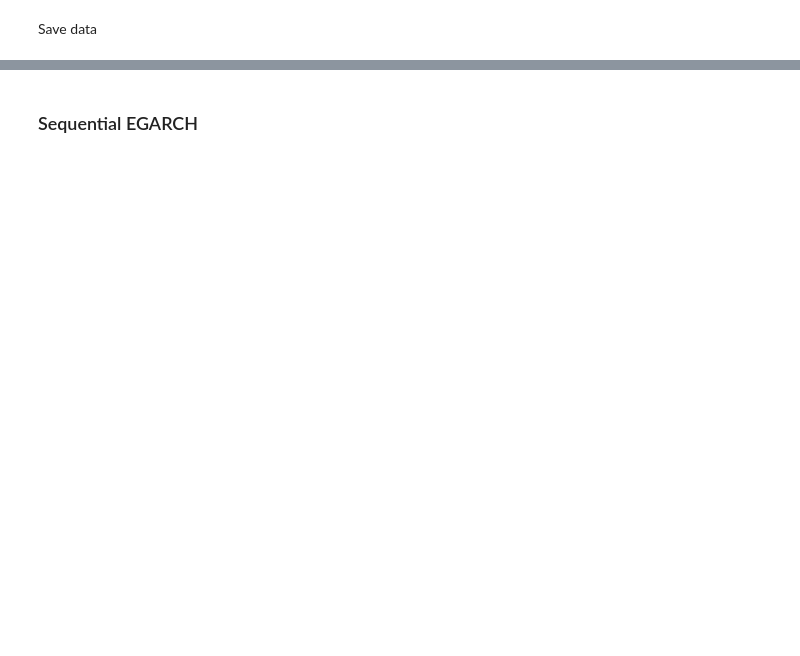
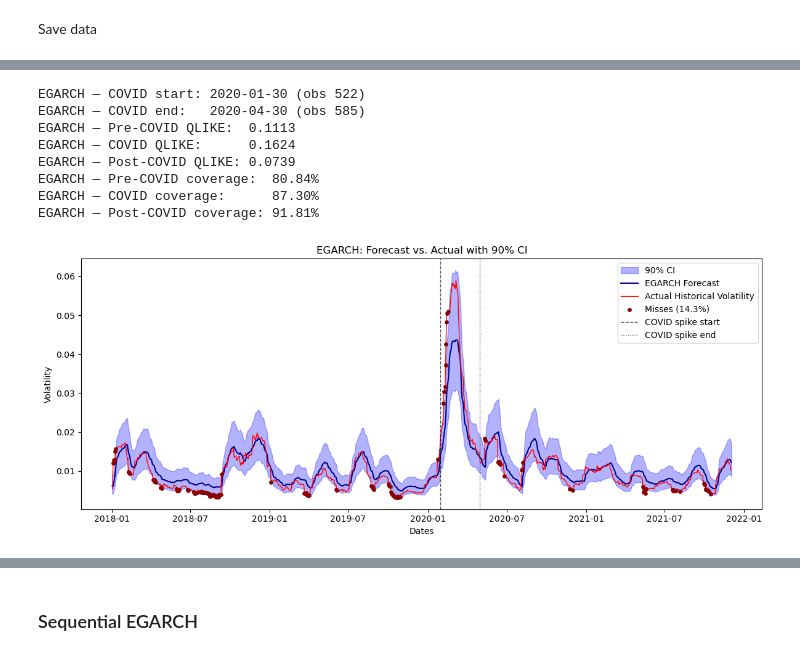
Before and after one commit to aditbasu1324/Volatility-Modelling-Through-Bayesian-Methods, a Jupyter notebook: Bayesian II-Copy3.ipynb, the cells around one changed output, grey strips where cells are left out. Cells and saved outputs as stored; diff of their text form; code cells hidden in the pictures; blank space fills up the shorter version.

Commit message:
Going through EGARCH and Updating the MCMC code and potential explanation with Method 1/Method 2

```diff
--- a/Bayesian II-Copy3.ipynb
+++ b/Bayesian II-Copy3.ipynb
@@ -1308,0 +1170,21 @@ Return coverage at different CI levels (EGARCH):
+# %%
+# ── Load/confirm the saved posterior samples ──
+# samples_egarch = pickle.load(...) if reloading, or mcmc_egarch.get_samples() if freshly run
+sigma_posterior_egarch = np.array(mcmc_egarch.get_samples()["sigma"])   # shape (S, T)
+nu_all = np.array(mcmc_egarch.get_samples()["nu_shift"]) + 2.1          # nu_all defined here
+# %%
+def hv_per_draw_windowed(sigma_posterior, h=21):
+    '''Per-draw windowed HV (sqrt applied), shape (S, T) — same as sigma_sq_windowed_per_path but with sqrt.'''
+    return np.sqrt(sigma_sq_windowed_per_path(sigma_posterior, h=h))
+
+def hv_coverage_posterior(hv_per_draw, actual, sigma_eta, level=90):
+    '''Combined posterior-spread + log-normal noise interval, via simulation (Order A).'''
+    S, T = hv_per_draw.shape
+    noise = np.random.normal(0, sigma_eta, size=(S, T))
+    noisy_hv = hv_per_draw * np.exp(noise)
+
+    pct = (100 - level) / 2
+    lower = np.percentile(noisy_hv, pct, axis=0)
+    upper = np.percentile(noisy_hv, 100 - pct, axis=0)
+    inside = (actual >= lower) & (actual <= upper)
+    return lower, upper, inside
@@ -1308,0 +1266,34 @@ Return coverage at different CI levels (EGARCH):
+# %%
+covid_start_egarch, covid_end_egarch = covid_indices(dates_regression_egarch, covid_start_date, covid_end_date)
+
+qlike_breakdown_egarch = covid_breakdown(
+    forecast_regression_egarch, actual_regression_egarch,
+    covid_start_egarch, covid_end_egarch, qlike
+)
+
+print_covid_breakdown(
+    qlike_breakdown_egarch, dates_regression_egarch, covid_start_egarch, covid_end_egarch,
+    label="EGARCH", metric_name="QLIKE"
+)
+
+# ── COVID sub-period breakdown — RV Coverage (90% CI) ──
+covid_coverage_egarch = hv_coverage_covid_breakdown(inside_90_egarch, covid_start_egarch, covid_end_egarch)
+print_hv_coverage_covid(covid_coverage_egarch, label="EGARCH")
+
+# ── Plot with COVID vlines (matching the baseline's plot style) ──
+plot_hv_coverage(
+    forecast_regression_egarch, actual_regression_egarch, dates_regression_egarch,
+    lower_90_egarch, upper_90_egarch, inside_90_egarch,
+    covid_start_date=covid_start_date, covid_end_date=covid_end_date,
+    label="EGARCH"
+)
+# %% [output]
+EGARCH — COVID start: 2020-01-30 (obs 522)
+EGARCH — COVID end:   2020-04-30 (obs 585)
+EGARCH — Pre-COVID QLIKE:  0.1113
+EGARCH — COVID QLIKE:      0.1624
+EGARCH — Post-COVID QLIKE: 0.0739
+EGARCH — Pre-COVID coverage:  80.84%
+EGARCH — COVID coverage:      87.30%
+EGARCH — Post-COVID coverage: 91.81%
+[figure, added]
```
Also changed, not shown: parts of 57 cells of this notebook, 8 other files.
